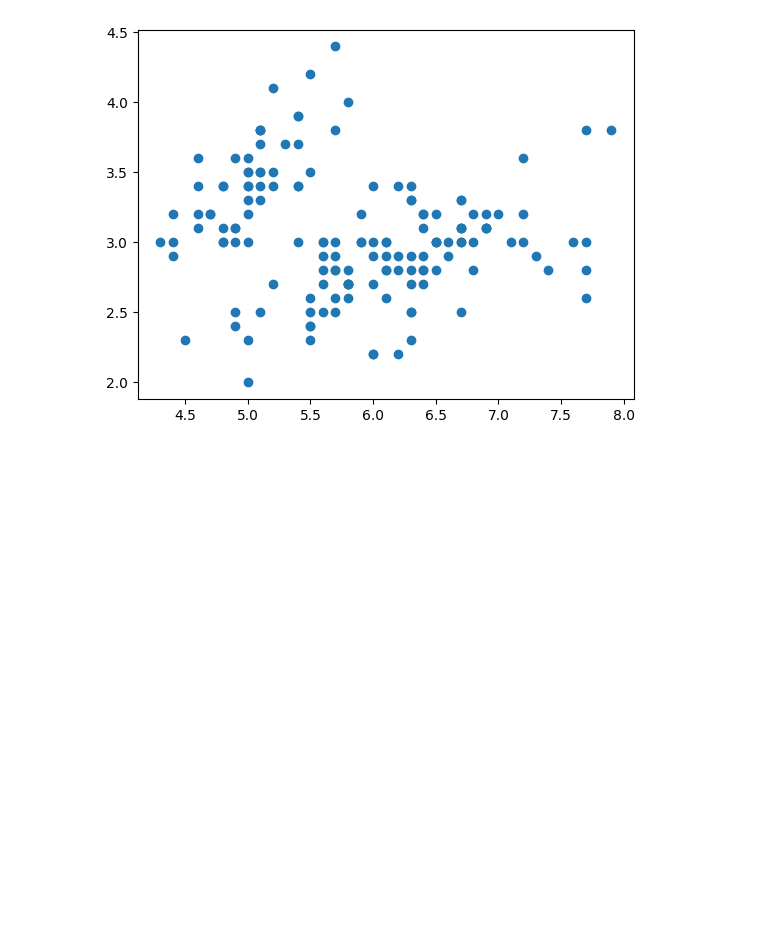
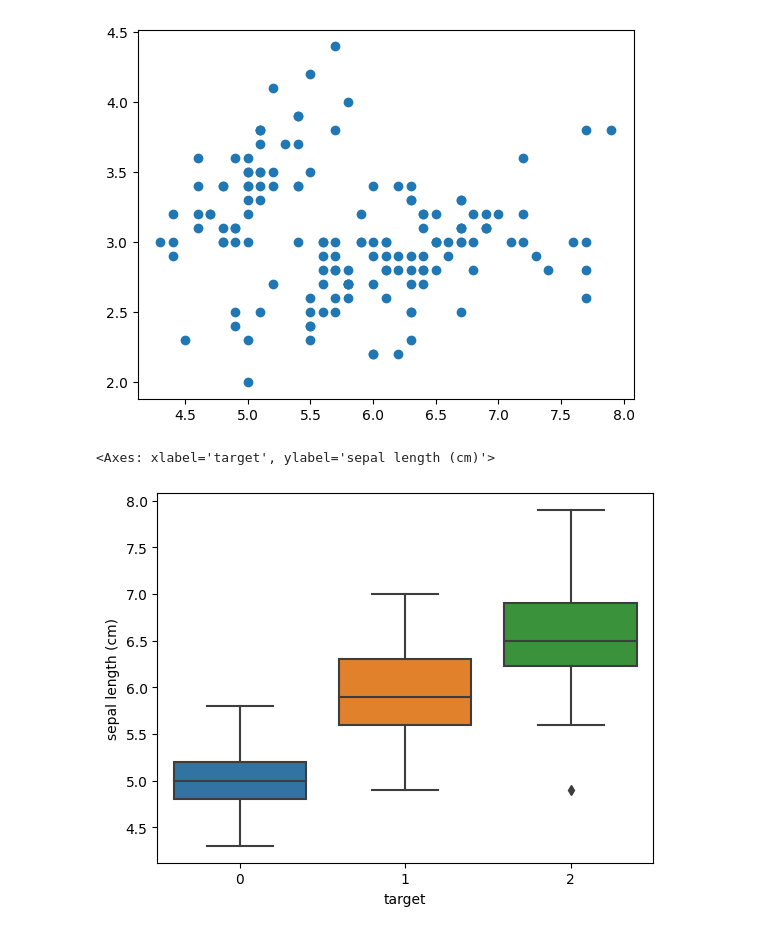
Before and after one commit to alekvuka/iris_flower_dataset, a Jupyter notebook: iris_flower_dataset.ipynb, the cells around one changed output. Saved outputs shown, nothing was run; the diff lists cells and outputs as text; code cells hidden in the pictures; blank space fills up the shorter version.

Commit message:
istalled seaborn library and incorporated a boxplot

```diff
--- a/iris_flower_dataset.ipynb
+++ b/iris_flower_dataset.ipynb
@@ -54,3 +55,8 @@ plt.scatter(df['sepal length (cm)'], df['sepal width (cm)'])
 # %% [output]
 <matplotlib.collections.PathCollection at 0x...>
 [figure]
+# %%
+sns.boxplot(x='target', y='sepal length (cm)', data=df)
+# %% [output]
+<Axes: xlabel='target', ylabel='sepal length (cm)'>
+[figure, added]
```
Also changed, not shown: parts of 1 cell of this notebook.
